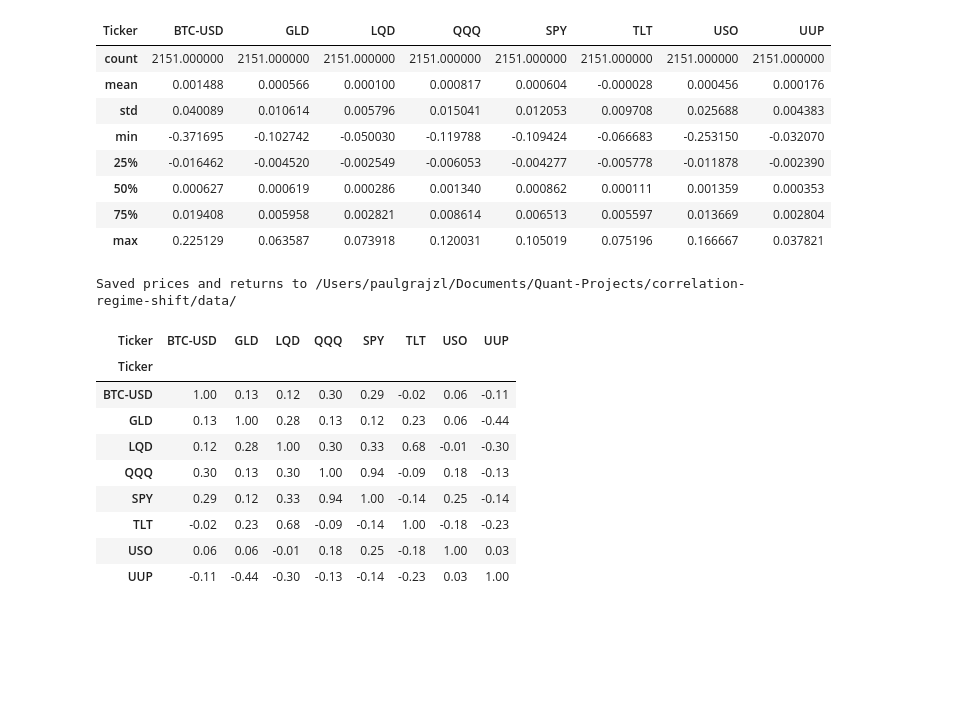
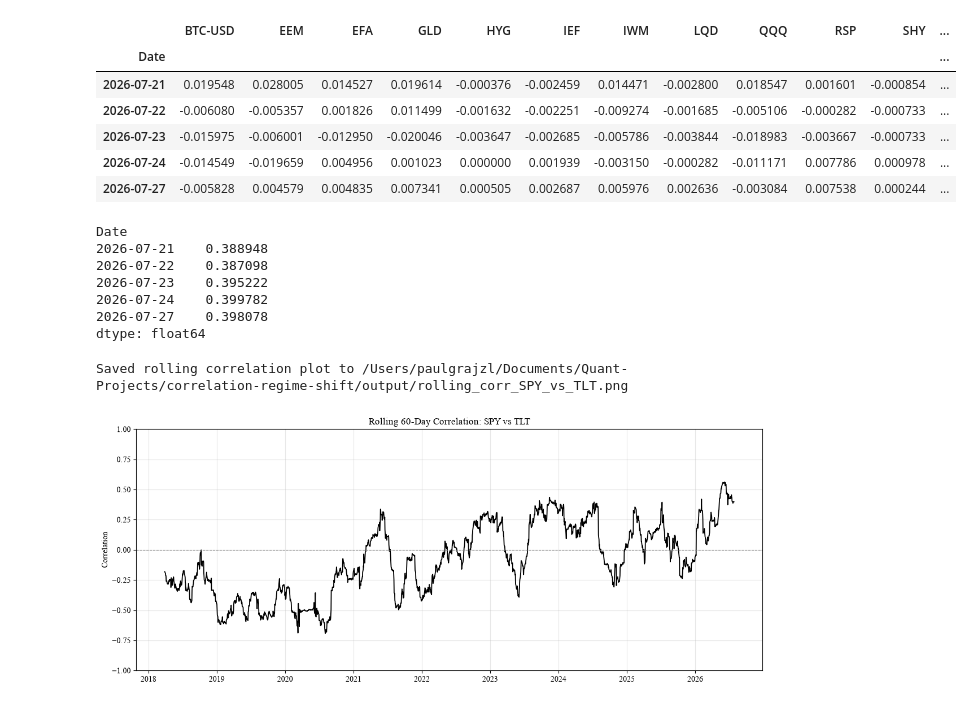
Before and after one commit to pgrajzl/correlation-regime-shift, a Jupyter notebook: notebooks/exploration.ipynb, the cells around one changed output. Cells and saved outputs as stored; diff of their text form; code cells hidden in the pictures; blank space fills up the shorter version.

```diff
--- a/notebooks/exploration.ipynb
+++ b/notebooks/exploration.ipynb
@@ -34,5 +35,10 @@ Fetching price data for 8 assets...
 # %%
-print(f"Shape: {returns.shape}")
-print(f"Date range: {returns.index.min()} to {returns.index.max()}")
-returns.describe()
+# Use this instead of Cell 2 once you've already fetched today's data,
+# so you're not re-hitting yfinance every session.
+DATA_DIR = Path().resolve().parent / "data"
+
+macro_prices = pd.read_csv(DATA_DIR / "macro_prices.csv", index_col=0, parse_dates=True)
+macro_returns = pd.read_csv(DATA_DIR / "macro_returns.csv", index_col=0, parse_dates=True)
+
+macro_returns.tail()
 # %% [output]
@@ -41,28 +45,30 @@ Date range: 2018-01-03 00:00:00 to 2026-07-27 00:00:00
-| Ticker | BTC-USD | GLD | LQD | QQQ | SPY | TLT | USO | UUP |
-| count | 2151.000000 | 2151.000000 | 2151.000000 | 2151.000000 | 2151.000000 | 2151.000000 | 2151.000000 | 2151.000000 |
-| mean | 0.001488 | 0.000566 | 0.000100 | 0.000817 | 0.000604 | -0.000028 | 0.000456 | 0.000176 |
-| std | 0.040089 | 0.010614 | 0.005796 | 0.015041 | 0.012053 | 0.009708 | 0.025688 | 0.004383 |
-| min | -0.371695 | -0.102742 | -0.050030 | -0.119788 | -0.109424 | -0.066683 | -0.253150 | -0.032070 |
-| 25% | -0.016462 | -0.004520 | -0.002549 | -0.006053 | -0.004277 | -0.005778 | -0.011878 | -0.002390 |
-| 50% | 0.000627 | 0.000619 | 0.000286 | 0.001340 | 0.000862 | 0.000111 | 0.001359 | 0.000353 |
-| 75% | 0.019408 | 0.005958 | 0.002821 | 0.008614 | 0.006513 | 0.005597 | 0.013669 | 0.002804 |
-| max | 0.225129 | 0.063587 | 0.073918 | 0.120031 | 0.105019 | 0.075196 | 0.166667 | 0.037821 |
+|  | BTC-USD | EEM | EFA | GLD | HYG | IEF | IWM | LQD | QQQ | RSP | SHY | ... |
+| Date |  |  |  |  |  |  |  |  |  |  |  | ... |
+| 2026-07-21 | 0.019548 | 0.028005 | 0.014527 | 0.019614 | -0.000376 | -0.002459 | 0.014471 | -0.002800 | 0.018547 | 0.001601 | -0.000854 | ... |
+| 2026-07-22 | -0.006080 | -0.005357 | 0.001826 | 0.011499 | -0.001632 | -0.002251 | -0.009274 | -0.001685 | -0.005106 | -0.000282 | -0.000733 | ... |
+| 2026-07-23 | -0.015975 | -0.006001 | -0.012950 | -0.020046 | -0.003647 | -0.002685 | -0.005786 | -0.003844 | -0.018983 | -0.003667 | -0.000733 | ... |
+| 2026-07-24 | -0.014549 | -0.019659 | 0.004956 | 0.001023 | 0.000000 | 0.001939 | -0.003150 | -0.000282 | -0.011171 | 0.007786 | 0.000978 | ... |
+| 2026-07-27 | -0.005828 | 0.004579 | 0.004835 | 0.007341 | 0.000505 | 0.002687 | 0.005976 | 0.002636 | -0.003084 | 0.007538 | 0.000244 | ... |
 # %%
-save_data(prices, returns)
+spy_tlt_corr = compute_rolling_correlation(macro_returns, "SPY", "TLT", window=60)
+spy_tlt_corr.tail()
 # %% [output]
-Saved prices and returns to /Users/paulgrajzl/Documents/Quant-Projects/correlation-regime-shift/data/
+Date
+2026-07-21    0.388948
+2026-07-22    0.387098
+2026-07-23    0.395222
+2026-07-24    0.399782
+2026-07-27    0.398078
+dtype: float64
 # %%
-full_corr = compute_correlation_matrix(returns)
-full_corr.round(2)
+plot_rolling_correlation_pair(
+    macro_returns,
+    ticker_a="SPY",
+    ticker_b="TLT",
+    window=60,
+    pair_label="SPY vs TLT",
+)
 # %% [output]
-| Ticker | BTC-USD | GLD | LQD | QQQ | SPY | TLT | USO | UUP |
-| Ticker |  |  |  |  |  |  |  |  |
-| BTC-USD | 1.00 | 0.13 | 0.12 | 0.30 | 0.29 | -0.02 | 0.06 | -0.11 |
-| GLD | 0.13 | 1.00 | 0.28 | 0.13 | 0.12 | 0.23 | 0.06 | -0.44 |
-| LQD | 0.12 | 0.28 | 1.00 | 0.30 | 0.33 | 0.68 | -0.01 | -0.30 |
-| QQQ | 0.30 | 0.13 | 0.30 | 1.00 | 0.94 | -0.09 | 0.18 | -0.13 |
-| SPY | 0.29 | 0.12 | 0.33 | 0.94 | 1.00 | -0.14 | 0.25 | -0.14 |
-| TLT | -0.02 | 0.23 | 0.68 | -0.09 | -0.14 | 1.00 | -0.18 | -0.23 |
-| USO | 0.06 | 0.06 | -0.01 | 0.18 | 0.25 | -0.18 | 1.00 | 0.03 |
-| UUP | -0.11 | -0.44 | -0.30 | -0.13 | -0.14 | -0.23 | 0.03 | 1.00 |
+Saved rolling correlation plot to /Users/paulgrajzl/Documents/Quant-Projects/correlation-regime-shift/output/rolling_corr_SPY_vs_TLT.png
+[figure, added]
 # %%
```
Also changed, not shown: parts of 10 cells of this notebook, 4 other files.
